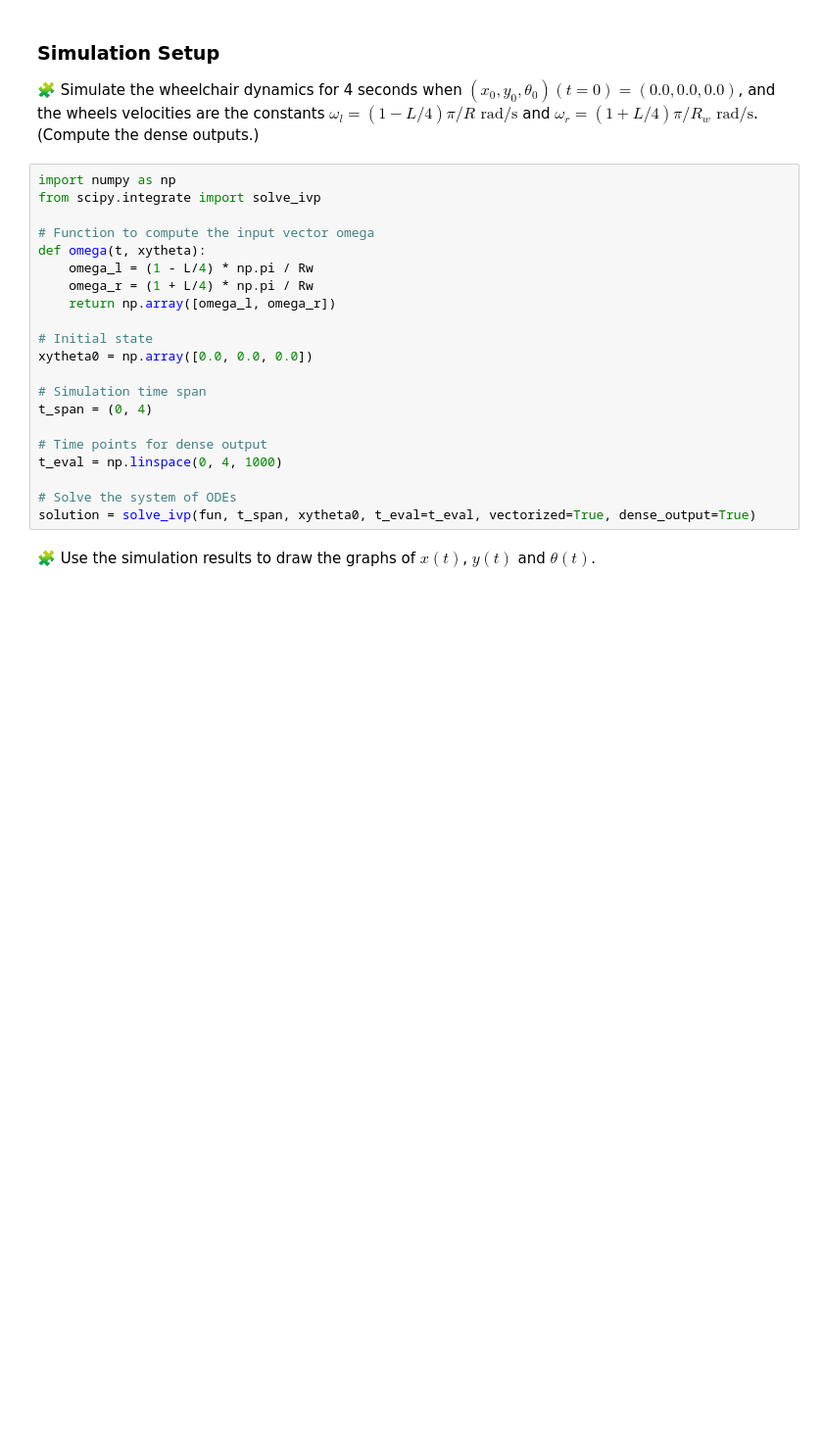
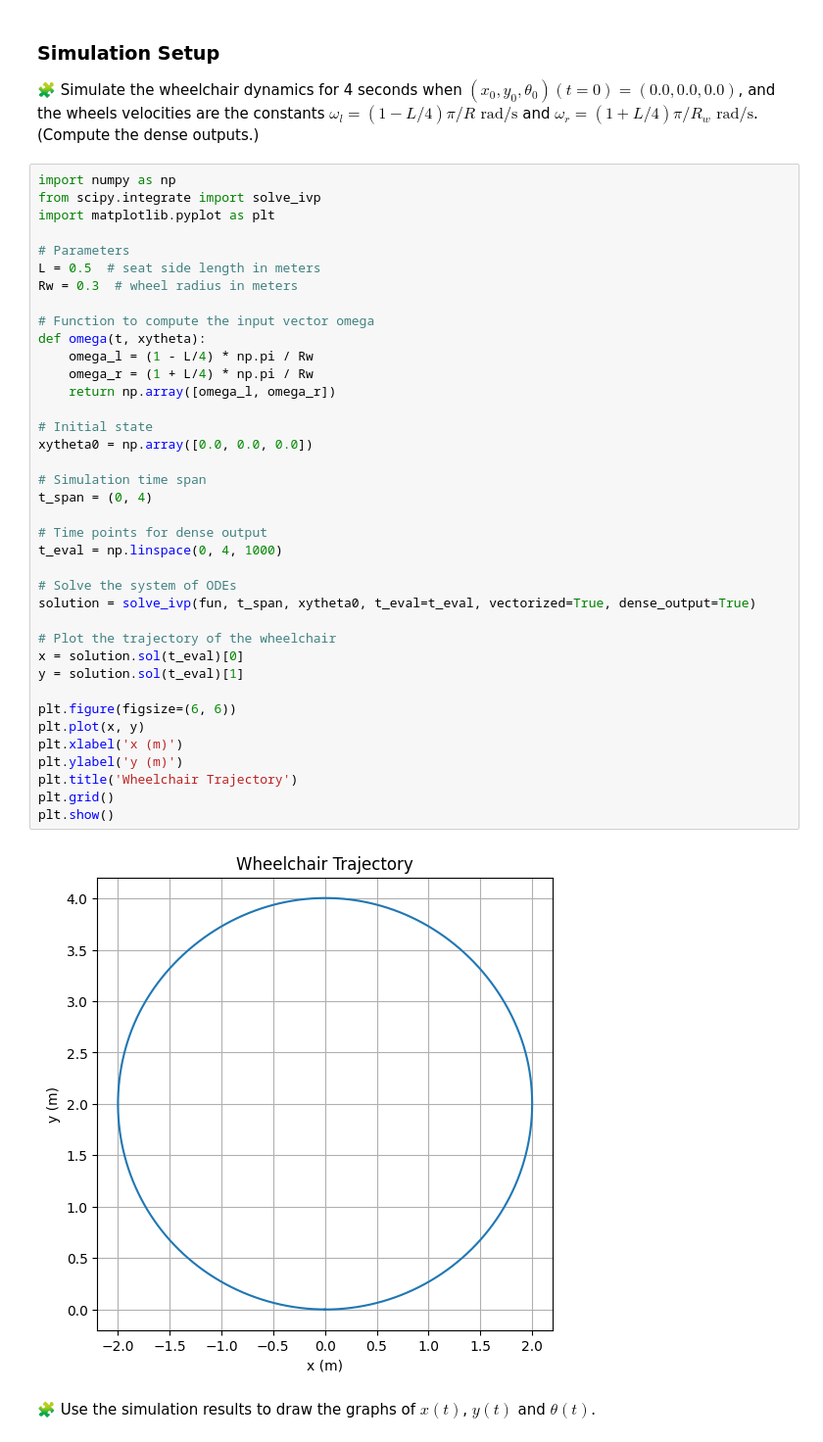
Before and after one commit to AchrafRachidi2000/control-engineering-with-python-project-2022-2023, a Jupyter notebook: Project-1.ipynb, the cells around one changed output. Shown at 98% size. Saved outputs shown, nothing was run; the diff lists cells and outputs as text; blank space fills up the shorter version.

```diff
--- a/Project-1.ipynb
+++ b/Project-1.ipynb
@@ -192,24 +201,43 @@ and the wheels velocities are the constants $\omega_l = (1 - L/4)  \pi / R \mbox
 # %%
 import numpy as np
 from scipy.integrate import solve_ivp
+import matplotlib.pyplot as plt
+
+# Parameters
+L = 0.5  # seat side length in meters
+Rw = 0.3  # wheel radius in meters
 
 # Function to compute the input vector omega
 def omega(t, xytheta):
     omega_l = (1 - L/4) * np.pi / Rw
     omega_r = (1 + L/4) * np.pi / Rw
     return np.array([omega_l, omega_r])
 
 # Initial state
 xytheta0 = np.array([0.0, 0.0, 0.0])
 
 # Simulation time span
 t_span = (0, 4)
 
 # Time points for dense output
 t_eval = np.linspace(0, 4, 1000)
 
 # Solve the system of ODEs
 solution = solve_ivp(fun, t_span, xytheta0, t_eval=t_eval, vectorized=True, dense_output=True)
+
+# Plot the trajectory of the wheelchair
+x = solution.sol(t_eval)[0]
+y = solution.sol(t_eval)[1]
+
+plt.figure(figsize=(6, 6))
+plt.plot(x, y)
+plt.xlabel('x (m)')
+plt.ylabel('y (m)')
+plt.title('Wheelchair Trajectory')
+plt.grid()
+plt.show()
+# %% [output]
+[figure, added]
 # %% [markdown]
 🧩 Use the simulation results to draw the graphs of $x(t)$, $y(t)$ and $\theta(t)$.
 # %%
```
Also changed, not shown: parts of 7 cells of this notebook.
